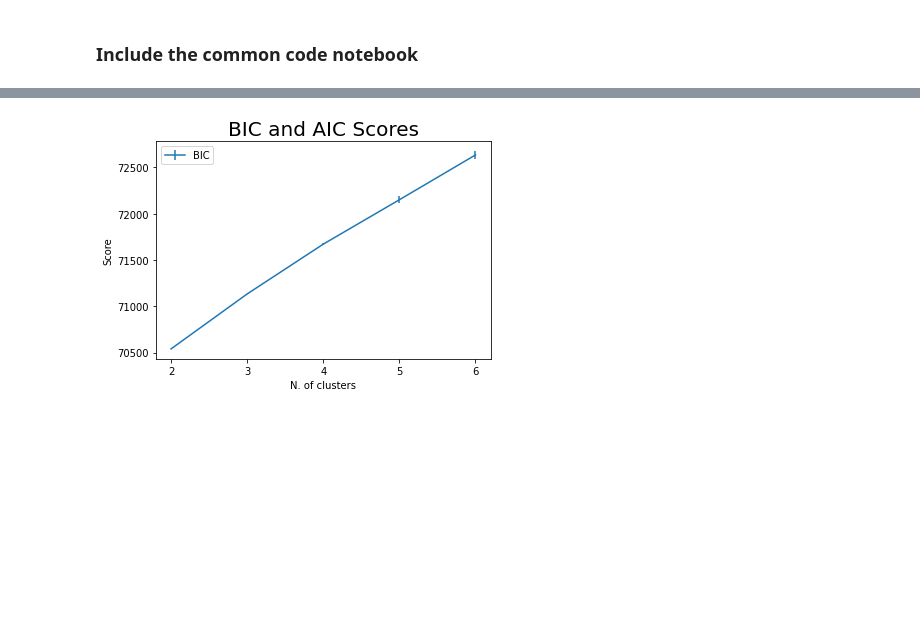
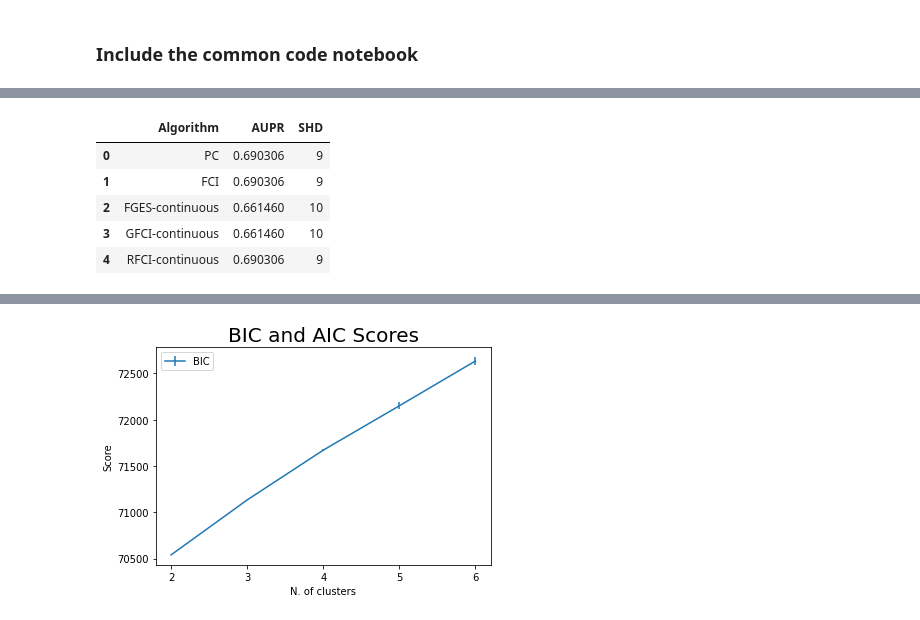
Before and after one commit to seamus-brady/aitiaexplorer, a Jupyter notebook: src/notebooks/experiments/Experiment_1.ipynb, the cells around one changed output, grey strips where cells are left out. Saved outputs shown, nothing was run; the diff lists cells and outputs as text; code cells hidden in the pictures; blank space fills up the shorter version.

```diff
--- a/src/notebooks/experiments/Experiment_1.ipynb
+++ b/src/notebooks/experiments/Experiment_1.ipynb
@@ -80,3 +68,13 @@ analysis_results2[1]['causal_graph'].draw()
+# %%
+analysis_results_confd, summary_confd = run_causal_discovery(df_confd, target_graph_str, algorithm_list, pc)
+summary_confd
+# %% [output]
+|  | Algorithm | AUPR | SHD |
+| 0 | PC | 0.690306 | 9 |
+| 1 | FCI | 0.690306 | 9 |
+| 2 | FGES-continuous | 0.661460 | 10 |
+| 3 | GFCI-continuous | 0.661460 | 10 |
+| 4 | RFCI-continuous | 0.690306 | 9 |
 # %%
 min_clusters = 2
 max_clusters = 7
```
Also changed, not shown: parts of 15 cells of this notebook, 2 other files.
